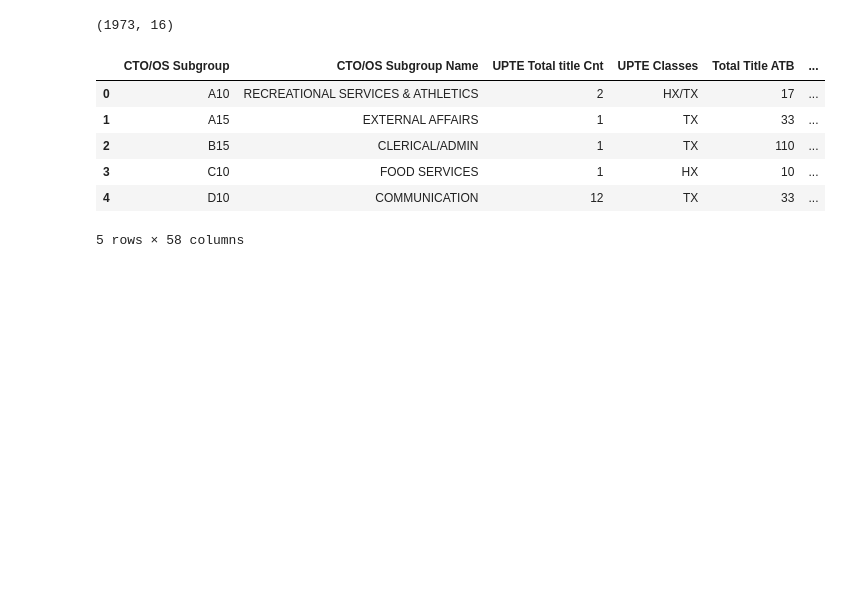
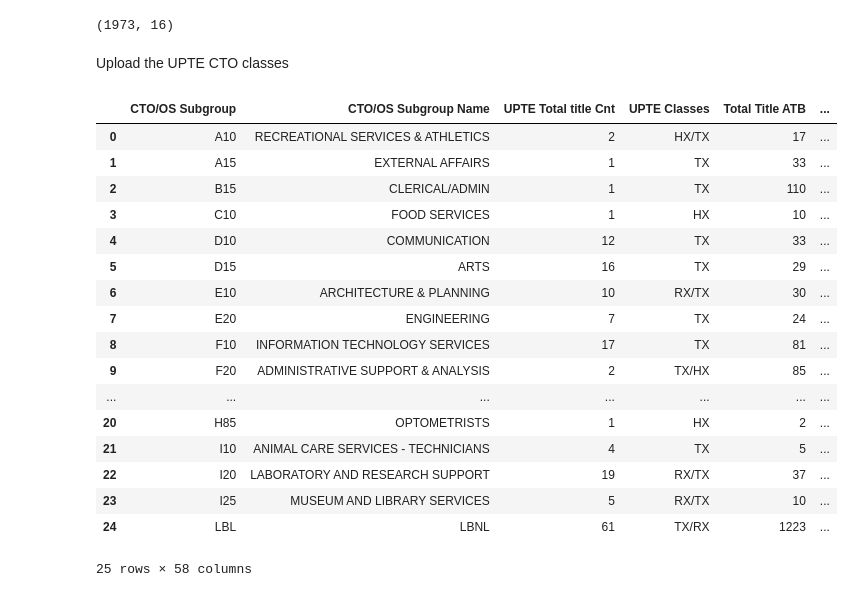
Before and after one commit to tougheye/Data_processing, a Jupyter notebook: 99_list_process.ipynb, the cells around one changed output. Saved outputs shown, nothing was run; the diff lists cells and outputs as text; code cells hidden in the pictures; blank space fills up the shorter version.

```diff
--- a/99_list_process.ipynb
+++ b/99_list_process.ipynb
@@ -33,14 +36,27 @@ head_cnt_all_99_df.head()
 head_cnt_all_99_df.shape
 # %% [output]
 (1973, 16)
+# %% [markdown]
+Upload the UPTE CTO classes
 # %%
 upte_classes = pd.read_excel("/content/Apr_2026_99_list_summary.xlsx", sheet_name="UPTE_classes")
-upte_classes.head()
+upte_classes
 # %% [output]
 |  | CTO/OS Subgroup | CTO/OS Subgroup Name | UPTE Total title Cnt | UPTE Classes | Total Title ATB | ... |
 | 0 | A10 | RECREATIONAL SERVICES & ATHLETICS | 2 | HX/TX | 17 | ... |
 | 1 | A15 | EXTERNAL AFFAIRS | 1 | TX | 33 | ... |
 | 2 | B15 | CLERICAL/ADMIN | 1 | TX | 110 | ... |
 | 3 | C10 | FOOD SERVICES | 1 | HX | 10 | ... |
 | 4 | D10 | COMMUNICATION | 12 | TX | 33 | ... |
+| 5 | D15 | ARTS | 16 | TX | 29 | ... |
+| 6 | E10 | ARCHITECTURE & PLANNING | 10 | RX/TX | 30 | ... |
+| 7 | E20 | ENGINEERING | 7 | TX | 24 | ... |
+| 8 | F10 | INFORMATION TECHNOLOGY SERVICES | 17 | TX | 81 | ... |
+| 9 | F20 | ADMINISTRATIVE SUPPORT & ANALYSIS | 2 | TX/HX | 85 | ... |
+| ... | ... | ... | ... | ... | ... | ... |
+| 20 | H85 | OPTOMETRISTS | 1 | HX | 2 | ... |
+| 21 | I10 | ANIMAL CARE SERVICES - TECHNICIANS | 4 | TX | 5 | ... |
+| 22 | I20 | LABORATORY AND RESEARCH SUPPORT | 19 | RX/TX | 37 | ... |
+| 23 | I25 | MUSEUM AND LIBRARY SERVICES | 5 | RX/TX | 10 | ... |
+| 24 | LBL | LBNL | 61 | TX/RX | 1223 | ... |
-5 rows × 58 columns
+25 rows × 58 columns
```
Also changed, not shown: parts of 25 cells of this notebook.
